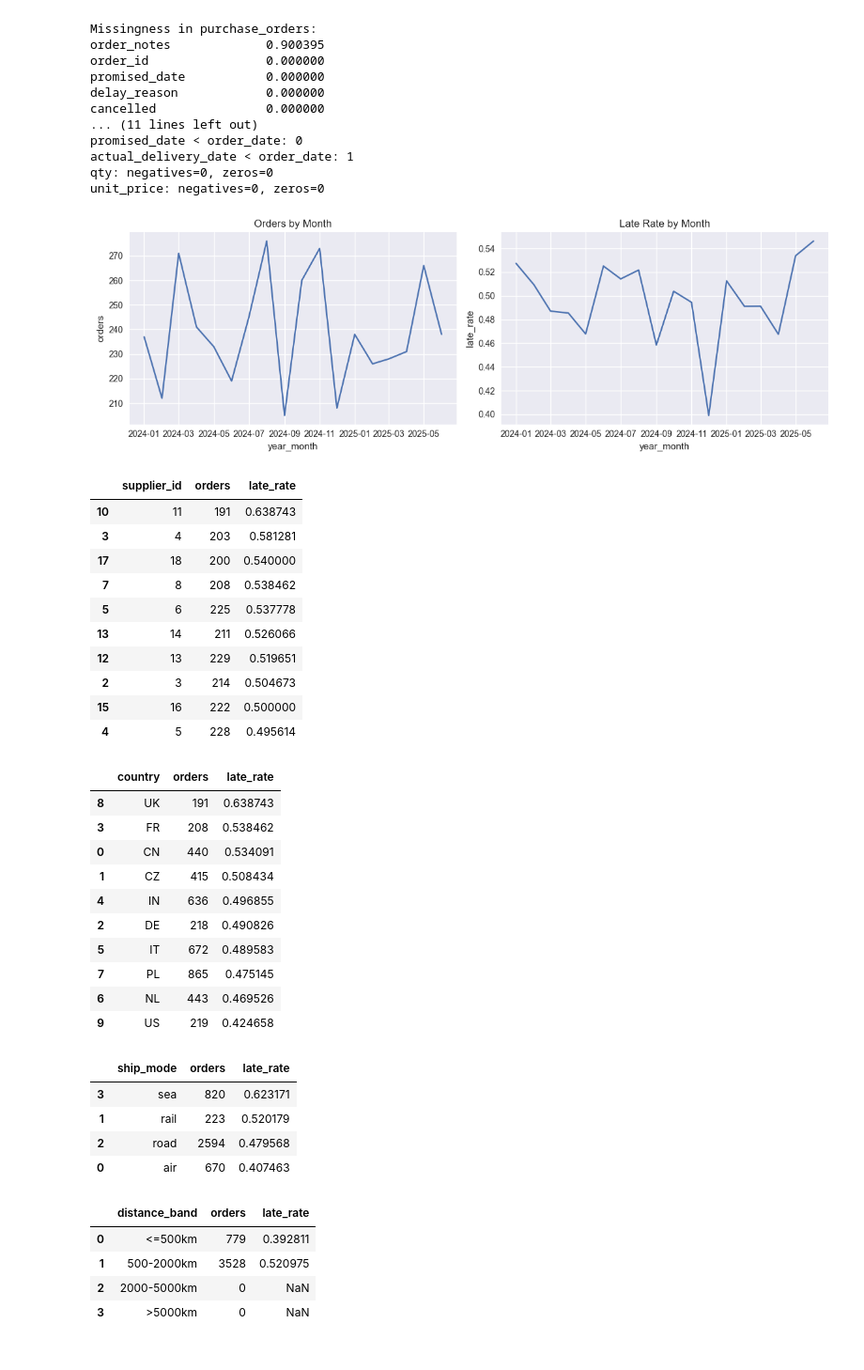
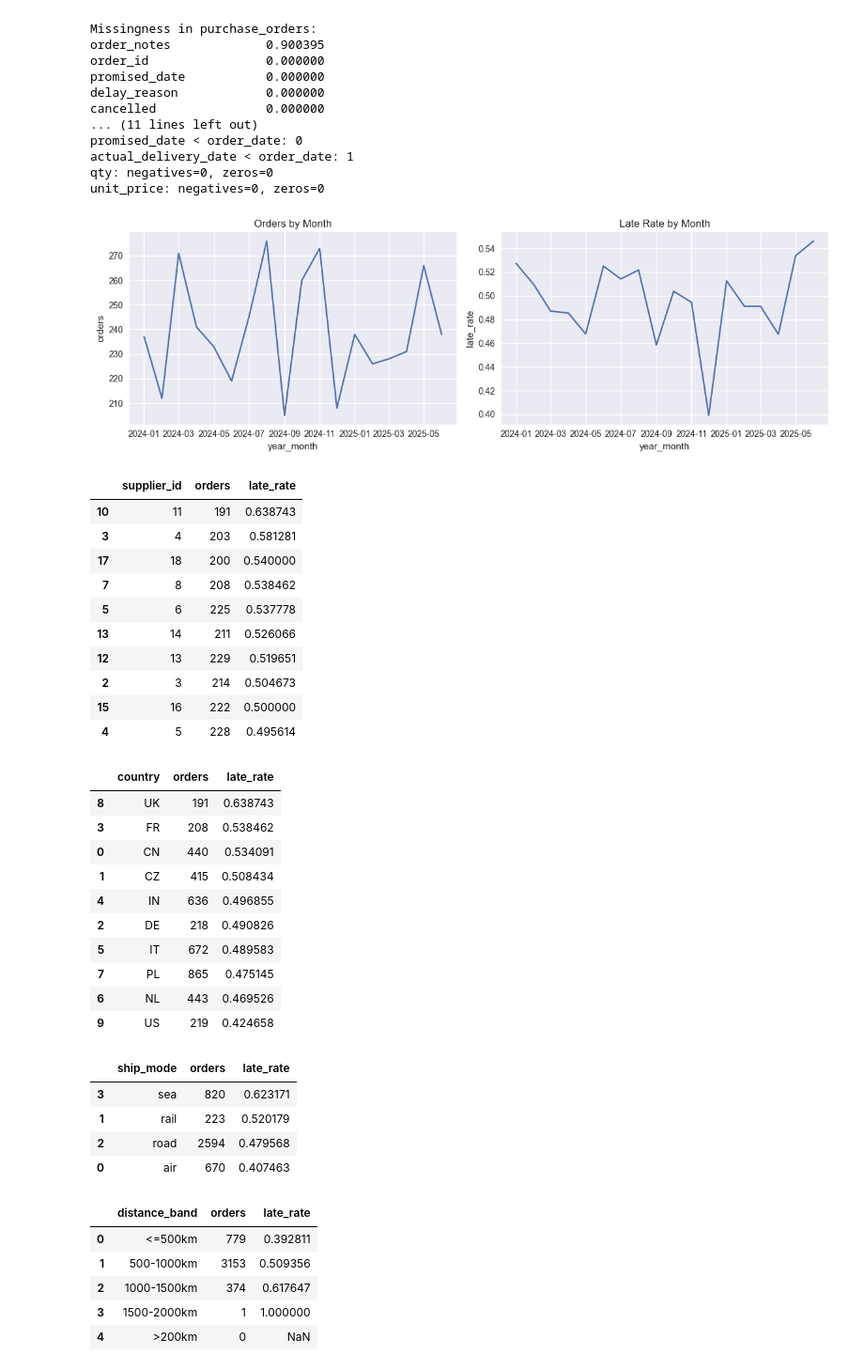
Before and after one commit to Karim-shamel/ds_takehome_KarimMorsy, a Jupyter notebook: notebooks/EDA.ipynb, the cells around one changed output. Shown: that part at 94% size. Cells and saved outputs as stored; diff of their text form; code cells hidden in the pictures.

```diff
--- a/notebooks/EDA.ipynb
+++ b/notebooks/EDA.ipynb
@@ -122,8 +122,8 @@ if 'ship_mode' in val.columns:
     display(ship_slice)
 
 if 'distance_km' in val.columns:
-    bins = [-np.inf, 500, 2000, 5000, np.inf]
-    labels = ['<=500km','500-2000km','2000-5000km','>5000km']
+    bins = [-np.inf, 500, 1000, 1500, 2000, np.inf]
+    labels = ['<=500km','500-1000km','1000-1500km','1500-2000km', '>200km']
     val['distance_band'] = pd.cut(val['distance_km'], bins=bins, labels=labels)
     dist_slice = (val.groupby('distance_band')
                   .agg(orders=('order_id','count'), late_rate=('late_delivery','mean'))
@@ -133,33 +133,34 @@ if 'distance_km' in val.columns:
 [figure]
 |  | supplier_id | orders | late_rate |
 | 10 | 11 | 191 | 0.638743 |
 | 3 | 4 | 203 | 0.581281 |
 | 17 | 18 | 200 | 0.540000 |
 | 7 | 8 | 208 | 0.538462 |
 | 5 | 6 | 225 | 0.537778 |
 | 13 | 14 | 211 | 0.526066 |
 | 12 | 13 | 229 | 0.519651 |
 | 2 | 3 | 214 | 0.504673 |
 | 15 | 16 | 222 | 0.500000 |
 | 4 | 5 | 228 | 0.495614 |
 |  | country | orders | late_rate |
 | 8 | UK | 191 | 0.638743 |
 | 3 | FR | 208 | 0.538462 |
 | 0 | CN | 440 | 0.534091 |
 | 1 | CZ | 415 | 0.508434 |
 | 4 | IN | 636 | 0.496855 |
 | 2 | DE | 218 | 0.490826 |
 | 5 | IT | 672 | 0.489583 |
 | 7 | PL | 865 | 0.475145 |
 | 6 | NL | 443 | 0.469526 |
 | 9 | US | 219 | 0.424658 |
 |  | ship_mode | orders | late_rate |
 | 3 | sea | 820 | 0.623171 |
 | 1 | rail | 223 | 0.520179 |
 | 2 | road | 2594 | 0.479568 |
 | 0 | air | 670 | 0.407463 |
 |  | distance_band | orders | late_rate |
 | 0 | <=500km | 779 | 0.392811 |
-| 1 | 500-2000km | 3528 | 0.520975 |
-| 2 | 2000-5000km | 0 | NaN |
-| 3 | >5000km | 0 | NaN |
+| 1 | 500-1000km | 3153 | 0.509356 |
+| 2 | 1000-1500km | 374 | 0.617647 |
+| 3 | 1500-2000km | 1 | 1.000000 |
+| 4 | >200km | 0 | NaN |
```
Also changed, not shown: parts of 1 cell of this notebook.
